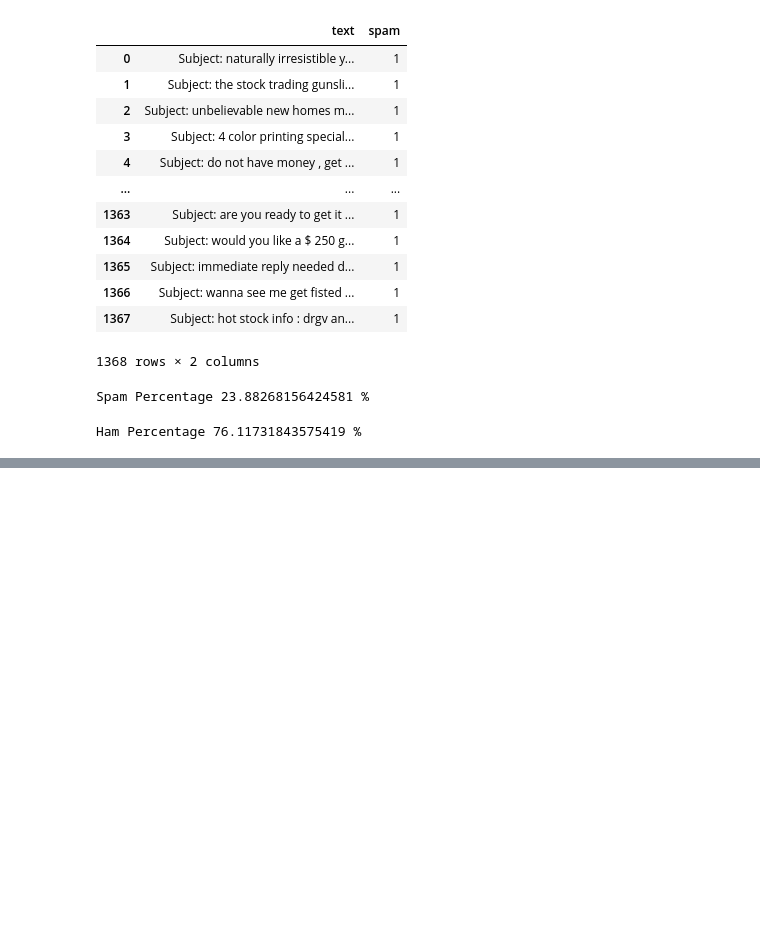
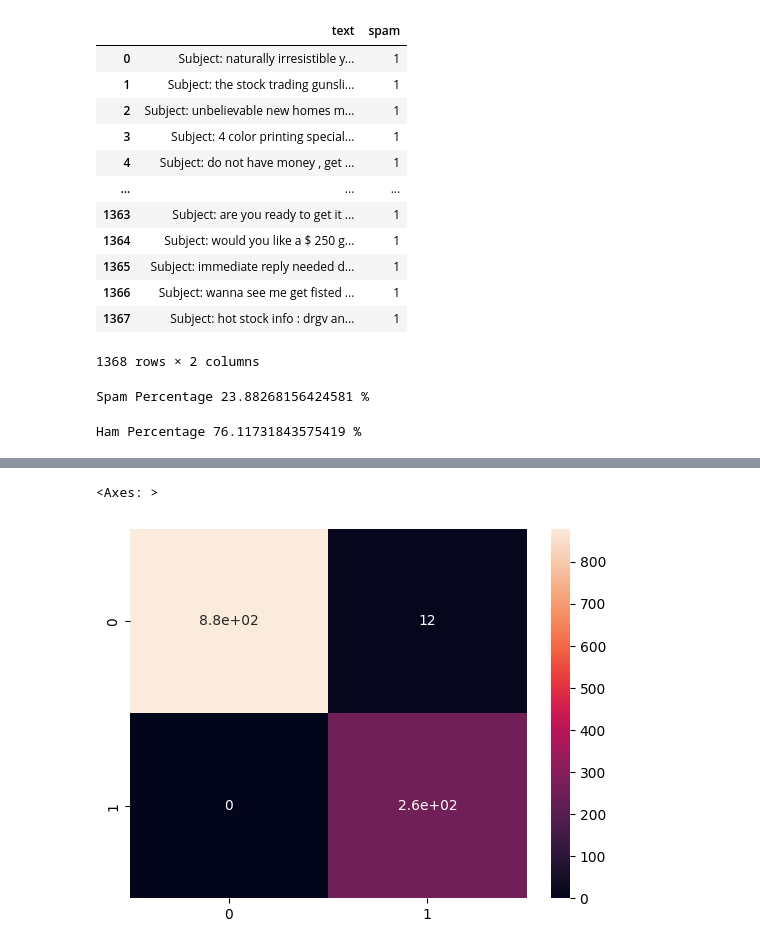
Before and after one commit to Kris1825/NLP-E-MAIL-SPAM-FILTER, a Jupyter notebook: Untitled.ipynb, the cells around one changed output, grey strips where cells are left out. Saved outputs shown, nothing was run; the diff lists cells and outputs as text; code cells hidden in the pictures; blank space fills up the shorter version.

```diff
--- a/Untitled.ipynb
+++ b/Untitled.ipynb
@@ -116,0 +232,2 @@ Ham Percentage 76.11731843575419 %
+# %%
+y_preddiction_testing = NB_classifier.predict(X_test)
@@ -116,0 +238,6 @@ Ham Percentage 76.11731843575419 %
+# %%
+cmtest = confusion_matrix(y_test, y_preddiction_testing)
+sns.heatmap(cmtest, annot=True)
+# %% [output]
+<Axes: >
+[figure, added]
```
Also changed, not shown: parts of 34 cells of this notebook.
